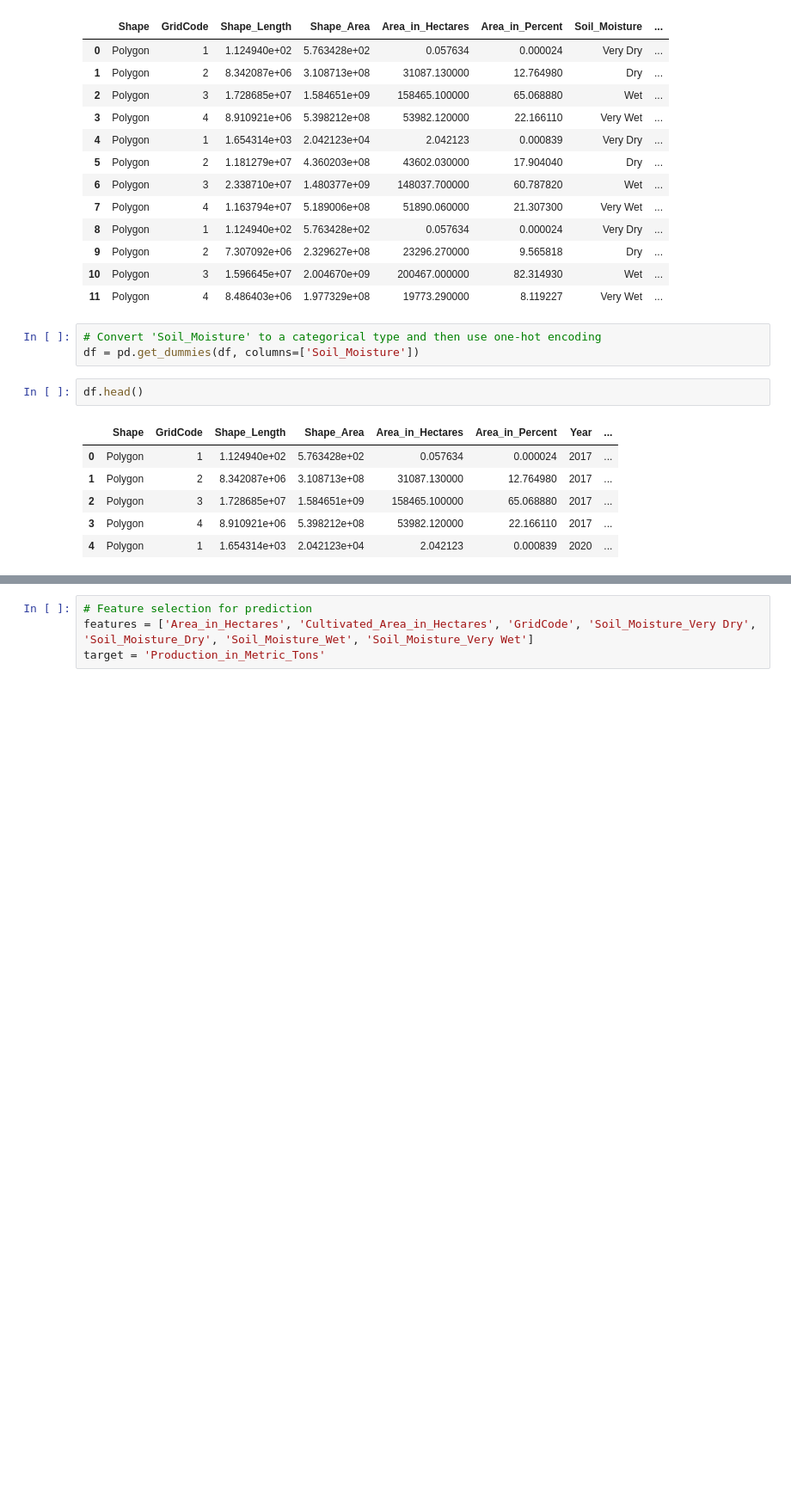
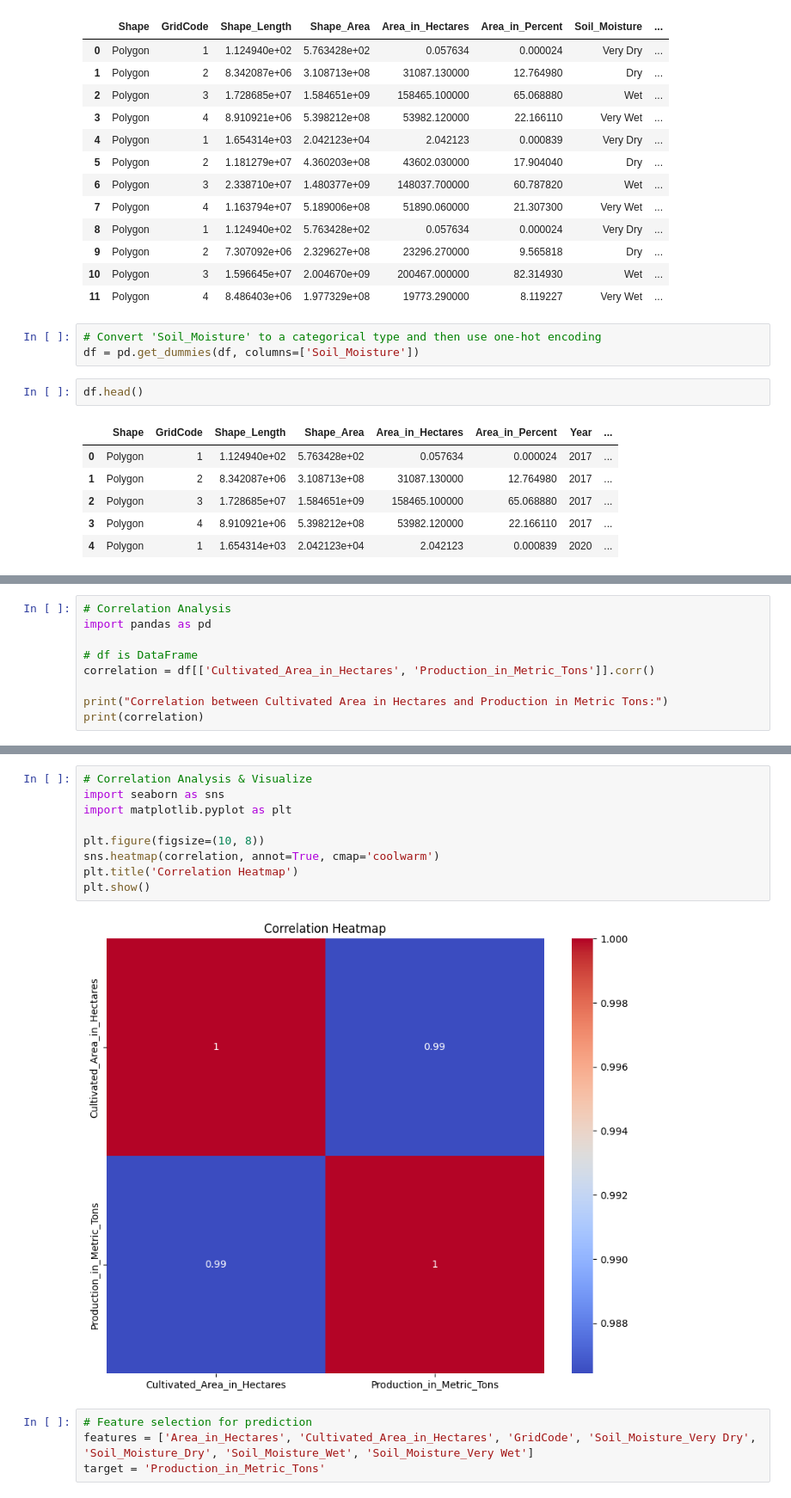
Before and after one commit to MehediImamShilu/Smart-Paddy-Production, a Jupyter notebook: Soil_Moisture_Prediction.ipynb, the cells around one changed output, grey strips where cells are left out. Shown at 86% size. Saved outputs shown, nothing was run; the diff lists cells and outputs as text; blank space fills up the shorter version.

```diff
--- a/Soil_Moisture_Prediction.ipynb
+++ b/Soil_Moisture_Prediction.ipynb
@@ -798,0 +899,9 @@ plt.show()
+# %%
+# Correlation Analysis
+import pandas as pd
+
+# df is DataFrame
+correlation = df[['Cultivated_Area_in_Hectares', 'Production_in_Metric_Tons']].corr()
+
+print("Correlation between Cultivated Area in Hectares and Production in Metric Tons:")
+print(correlation)
@@ -799,3 +917,14 @@ plt.show()
+# %%
+# Correlation Analysis & Visualize
+import seaborn as sns
+import matplotlib.pyplot as plt
+
+plt.figure(figsize=(10, 8))
+sns.heatmap(correlation, annot=True, cmap='coolwarm')
+plt.title('Correlation Heatmap')
+plt.show()
+# %% [output]
+[figure, added]
 # %%
 # Feature selection for prediction
 features = ['Area_in_Hectares', 'Cultivated_Area_in_Hectares', 'GridCode', 'Soil_Moisture_Very Dry', 'Soil_Moisture_Dry', 'Soil_Moisture_Wet', 'Soil_Moisture_Very Wet']
```
Also changed, not shown: parts of 18 cells of this notebook.
